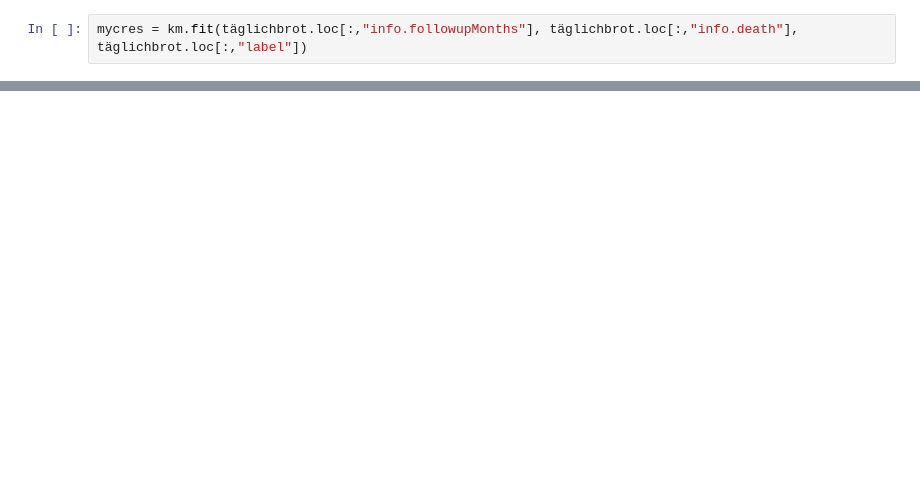
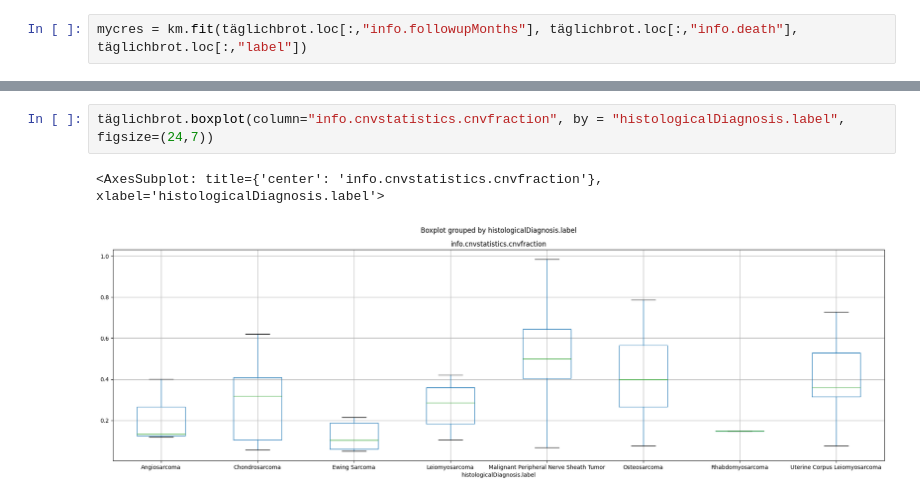
Before and after one commit to danielbreitenmoser/sarcoma, a Jupyter notebook: thecode.ipynb, the cells around one changed output, grey strips where cells are left out. Saved outputs shown, nothing was run; the diff lists cells and outputs as text; blank space fills up the shorter version.

```diff
--- a/thecode.ipynb
+++ b/thecode.ipynb
@@ -60,0 +76,5 @@ km.plot(mycres)
+# %%
+täglichbrot.boxplot(column="info.cnvstatistics.cnvfraction", by = "histologicalDiagnosis.label", figsize=(24,7))
+# %% [output]
+<AxesSubplot: title={'center': 'info.cnvstatistics.cnvfraction'}, xlabel='histologicalDiagnosis.label'>
+[figure, added]
```
Also changed, not shown: parts of 18 cells of this notebook.
